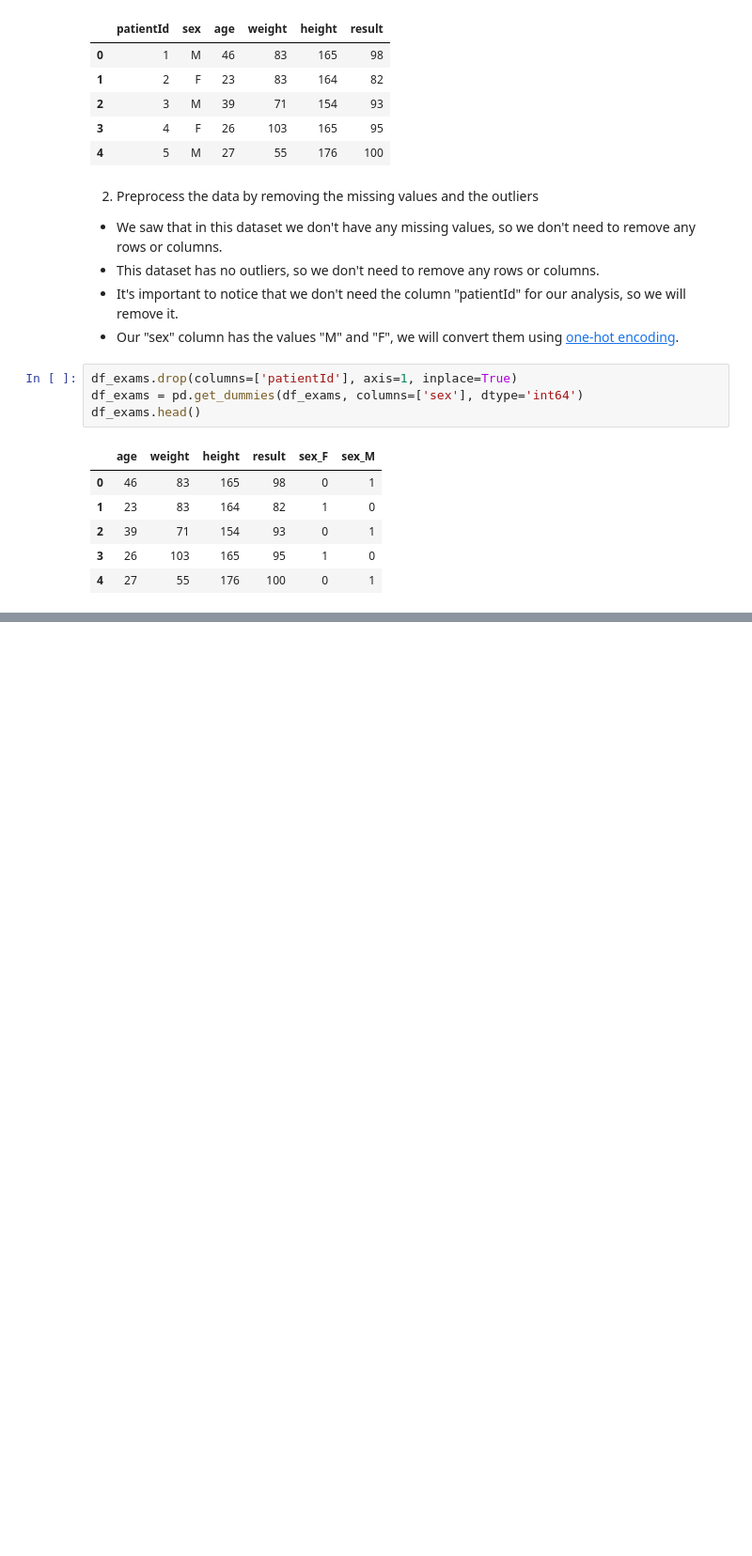
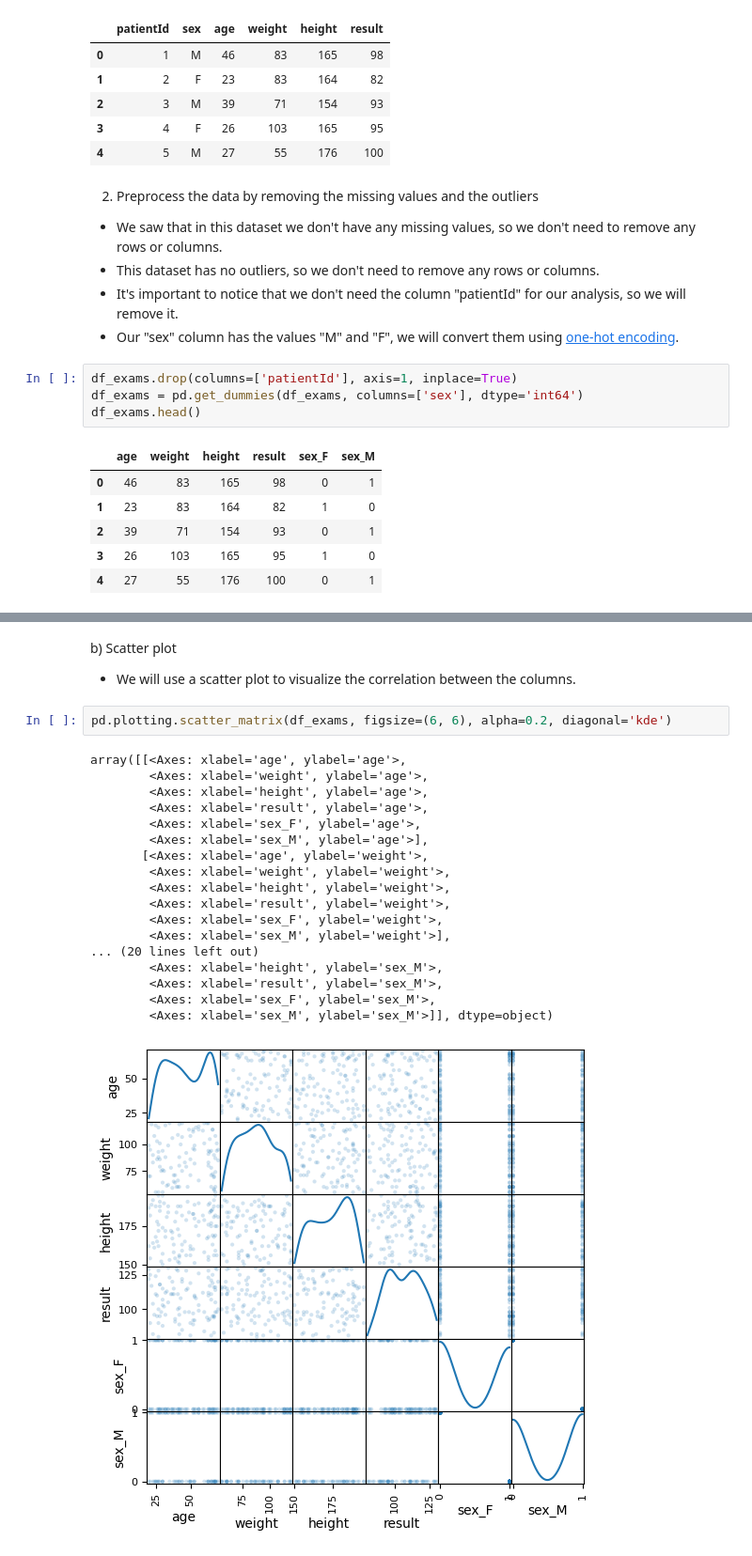
Before and after one commit to joaopedroAnelli/diabetes-analysis, a Jupyter notebook: diabetes_model.ipynb, the cells around one changed output, grey strips where cells are left out. Shown: that part at 94% size. Drawn from its saved outputs; the diff is of its cells as text; blank space fills up the shorter version.

```diff
--- a/diabetes_model.ipynb
+++ b/diabetes_model.ipynb
@@ -47,0 +58,24 @@ df_exams.head()
+# %% [markdown]
+b) Scatter plot
+  - We will use a scatter plot to visualize the correlation between the columns.
+# %%
+pd.plotting.scatter_matrix(df_exams, figsize=(6, 6), alpha=0.2, diagonal='kde')
+# %% [output]
+array([[<Axes: xlabel='age', ylabel='age'>,
+        <Axes: xlabel='weight', ylabel='age'>,
+        <Axes: xlabel='height', ylabel='age'>,
+        <Axes: xlabel='result', ylabel='age'>,
+        <Axes: xlabel='sex_F', ylabel='age'>,
+        <Axes: xlabel='sex_M', ylabel='age'>],
+       [<Axes: xlabel='age', ylabel='weight'>,
+        <Axes: xlabel='weight', ylabel='weight'>,
+        <Axes: xlabel='height', ylabel='weight'>,
+        <Axes: xlabel='result', ylabel='weight'>,
+        <Axes: xlabel='sex_F', ylabel='weight'>,
+        <Axes: xlabel='sex_M', ylabel='weight'>],
+... (20 lines left out)
+        <Axes: xlabel='height', ylabel='sex_M'>,
+        <Axes: xlabel='result', ylabel='sex_M'>,
+        <Axes: xlabel='sex_F', ylabel='sex_M'>,
+        <Axes: xlabel='sex_M', ylabel='sex_M'>]], dtype=object)
+[figure, added]
```
Also changed, not shown: parts of 5 cells of this notebook.
